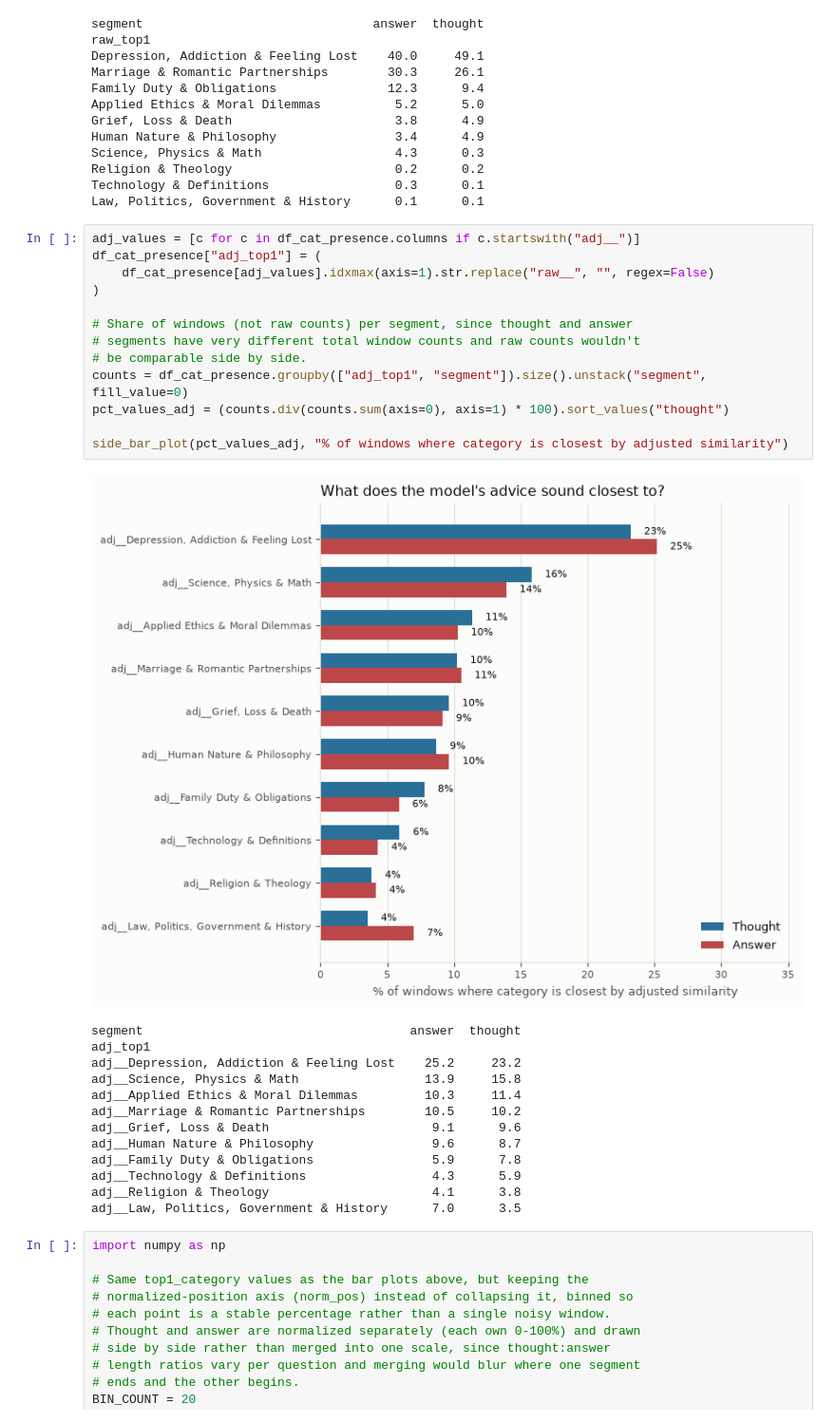
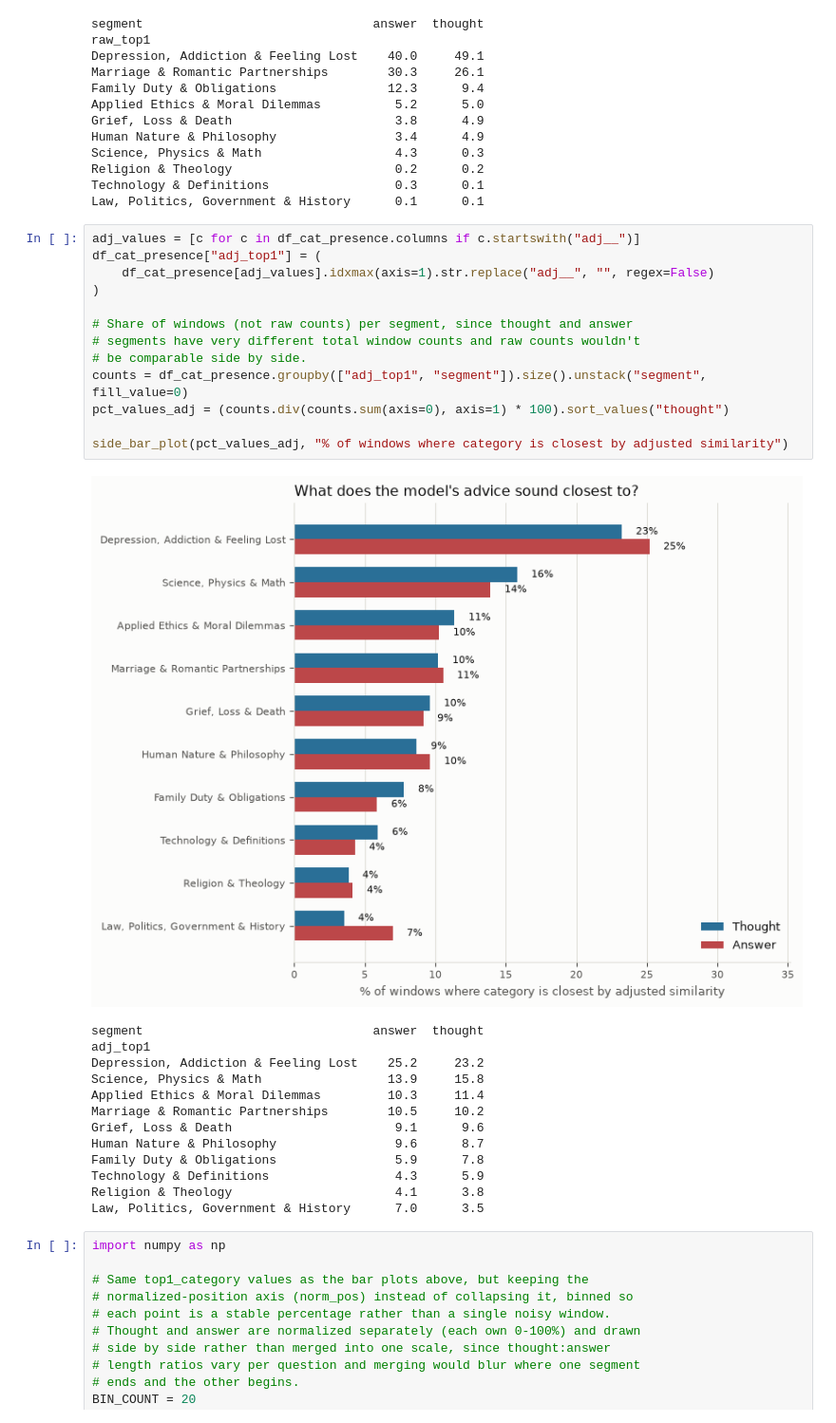
Before and after one commit to suzanaSSP/Jlens_part3, a Jupyter notebook: scripts/eda.ipynb, the cells around one changed output. Shown at 95% size. Cells and saved outputs as stored; diff of their text form.

```diff
--- a/scripts/eda.ipynb
+++ b/scripts/eda.ipynb
@@ -234,30 +234,30 @@ Law, Politics, Government & History      0.1      0.1
 # %%
 adj_values = [c for c in df_cat_presence.columns if c.startswith("adj__")]
 df_cat_presence["adj_top1"] = (
-    df_cat_presence[adj_values].idxmax(axis=1).str.replace("raw__", "", regex=False)
+    df_cat_presence[adj_values].idxmax(axis=1).str.replace("adj__", "", regex=False)
 )
 
 # Share of windows (not raw counts) per segment, since thought and answer
 # segments have very different total window counts and raw counts wouldn't
 # be comparable side by side.
 counts = df_cat_presence.groupby(["adj_top1", "segment"]).size().unstack("segment", fill_value=0)
 pct_values_adj = (counts.div(counts.sum(axis=0), axis=1) * 100).sort_values("thought")
 
 side_bar_plot(pct_values_adj, "% of windows where category is closest by adjusted similarity")
 # %% [output]
-[figure, old version]
+[figure, new version]
-segment                                    answer  thought
+segment                               answer  thought
 adj_top1
-adj__Depression, Addiction & Feeling Lost    25.2     23.2
-adj__Science, Physics & Math                 13.9     15.8
-adj__Applied Ethics & Moral Dilemmas         10.3     11.4
-adj__Marriage & Romantic Partnerships        10.5     10.2
-adj__Grief, Loss & Death                      9.1      9.6
-adj__Human Nature & Philosophy                9.6      8.7
-adj__Family Duty & Obligations                5.9      7.8
-adj__Technology & Definitions                 4.3      5.9
-adj__Religion & Theology                      4.1      3.8
-adj__Law, Politics, Government & History      7.0      3.5
+Depression, Addiction & Feeling Lost    25.2     23.2
+Science, Physics & Math                 13.9     15.8
+Applied Ethics & Moral Dilemmas         10.3     11.4
+Marriage & Romantic Partnerships        10.5     10.2
+Grief, Loss & Death                      9.1      9.6
+Human Nature & Philosophy                9.6      8.7
+Family Duty & Obligations                5.9      7.8
+Technology & Definitions                 4.3      5.9
+Religion & Theology                      4.1      3.8
+Law, Politics, Government & History      7.0      3.5
 # %%
 import numpy as np
 
```
Also changed, not shown: parts of 1 cell of this notebook, 4 other files.
